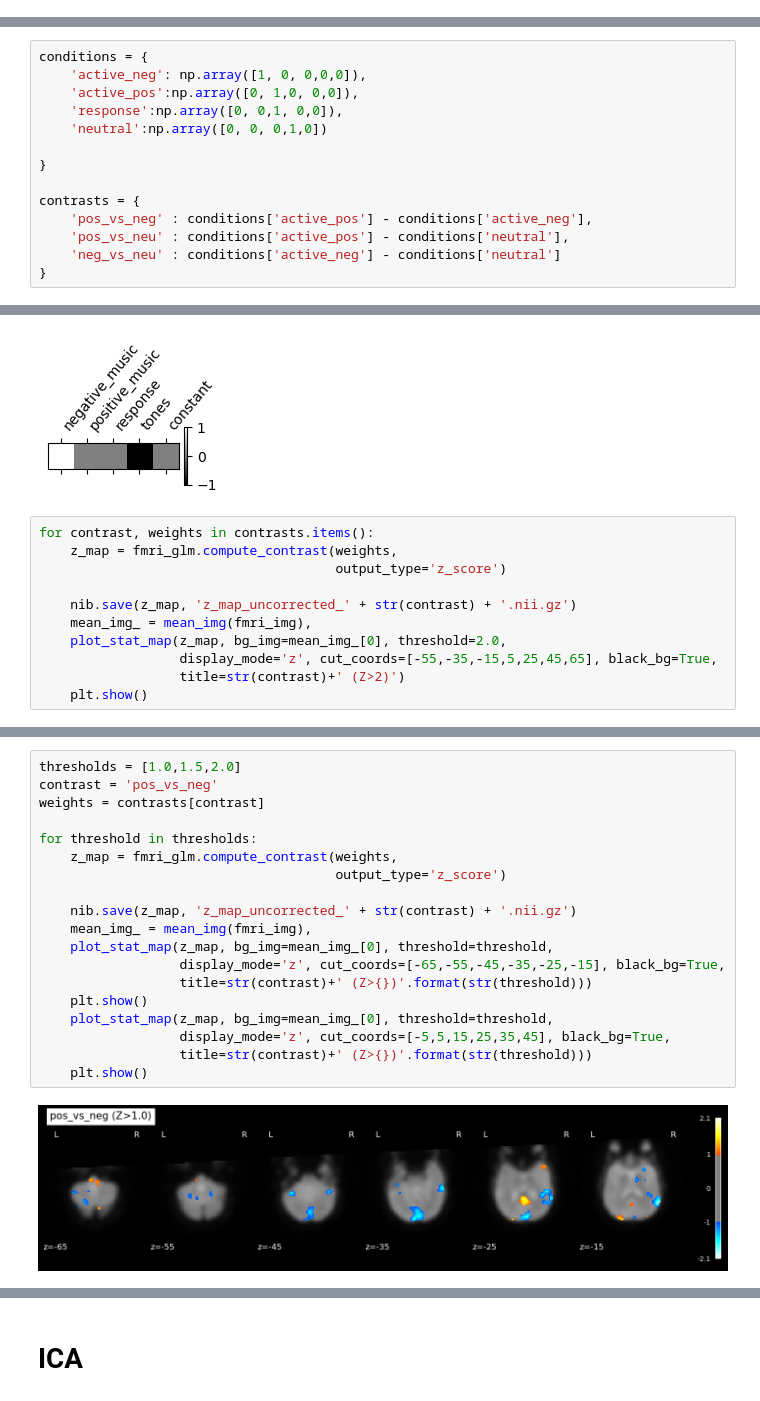
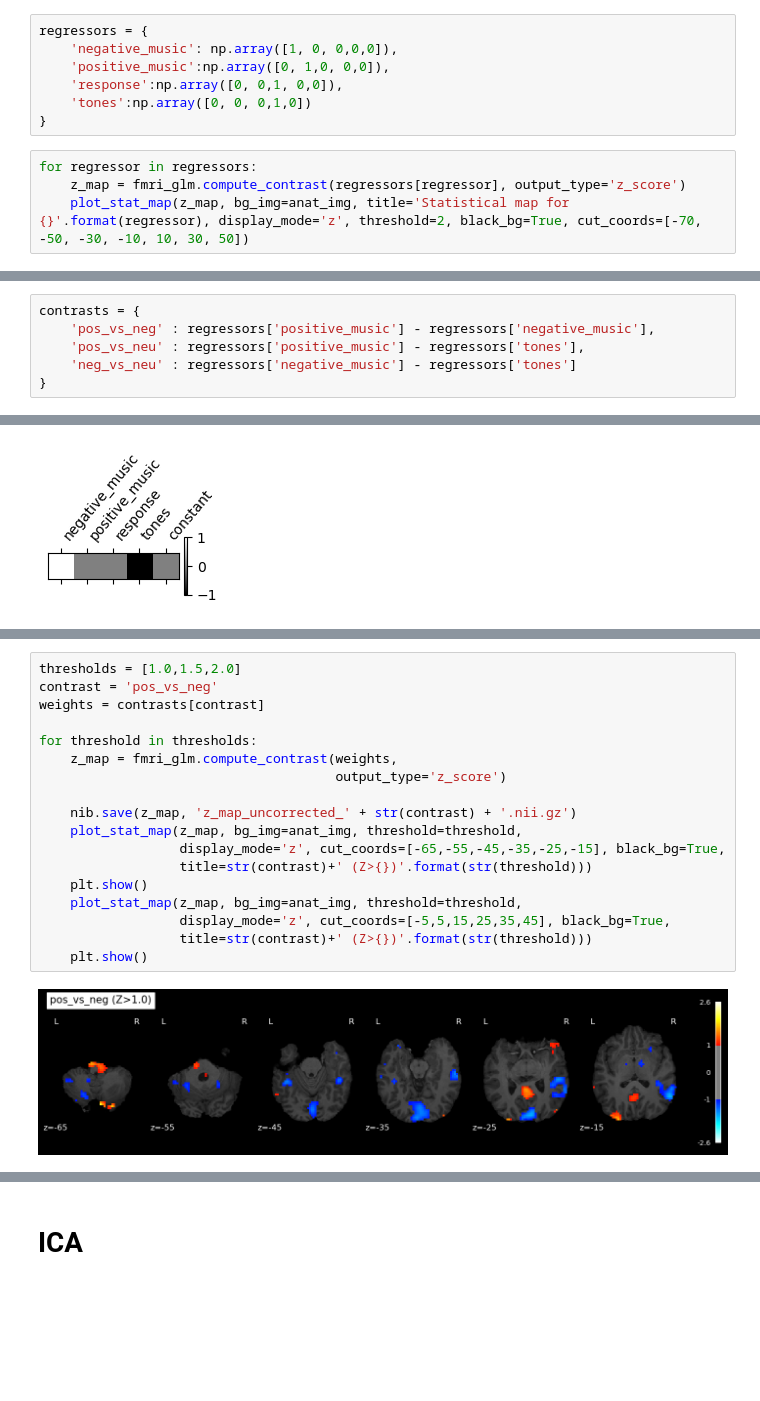
Before and after one commit to raph1258/NSSP, a Jupyter notebook: mini_project_4.1.ipynb, the cells around one changed output, grey strips where cells are left out. Cells and saved outputs as stored; diff of their text form; blank space fills up the shorter version.

```diff
--- a/mini_project_4.1.ipynb
+++ b/mini_project_4.1.ipynb
@@ -602,3 +778,14 @@ plot_design_matrix(fmri_glm.design_matrices_[0])
 plt.show()
 # %% [output]
 [figure]
+# %%
+regressors = {
+    'negative_music': np.array([1, 0, 0,0,0]),
+    'positive_music':np.array([0, 1,0, 0,0]),
+    'response':np.array([0, 0,1, 0,0]),
+    'tones':np.array([0, 0, 0,1,0])
+}
+# %%
+for regressor in regressors:
+    z_map = fmri_glm.compute_contrast(regressors[regressor], output_type='z_score')
+    plot_stat_map(z_map, bg_img=anat_img, title='Statistical map for {}'.format(regressor), display_mode='z', threshold=2, black_bg=True, cut_coords=[-70, -50, -30, -10, 10, 30, 50])
@@ -605,17 +797,9 @@ plt.show()
 # %%
-conditions = {
-    'active_neg': np.array([1, 0, 0,0,0]),
-    'active_pos':np.array([0, 1,0, 0,0]),
-    'response':np.array([0, 0,1, 0,0]),
-    'neutral':np.array([0, 0, 0,1,0])
-
+contrasts = {
+    'pos_vs_neg' : regressors['positive_music'] - regressors['negative_music'],
+    'pos_vs_neu' : regressors['positive_music'] - regressors['tones'],
+    'neg_vs_neu' : regressors['negative_music'] - regressors['tones']
 }
-
-contrasts = {
-    'pos_vs_neg' : conditions['active_pos'] - conditions['active_neg'],
-    'pos_vs_neu' : conditions['active_pos'] - conditions['neutral'],
-    'neg_vs_neu' : conditions['active_neg'] - conditions['neutral']
-}
 # %%
 for contrast, weights in contrasts.items():
     plot_contrast_matrix(weights, design_matrix=fmri_glm.design_matrices_[0],colorbar=True)
@@ -623,14 +807,3 @@ for contrast, weights in contrasts.items():
 [figure]
 [figure]
 [figure]
-# %%
-for contrast, weights in contrasts.items():
-    z_map = fmri_glm.compute_contrast(weights,
-                                      output_type='z_score')
-
-    nib.save(z_map, 'z_map_uncorrected_' + str(contrast) + '.nii.gz')
-    mean_img_ = mean_img(fmri_img),
-    plot_stat_map(z_map, bg_img=mean_img_[0], threshold=2.0,
-                  display_mode='z', cut_coords=[-55,-35,-15,5,25,45,65], black_bg=True,
-                  title=str(contrast)+' (Z>2)')
-    plt.show()
@@ -641,21 +810,20 @@ for contrast, weights in contrasts.items():
 # %%
 thresholds = [1.0,1.5,2.0]
 contrast = 'pos_vs_neg'
 weights = contrasts[contrast]
 
 for threshold in thresholds:
     z_map = fmri_glm.compute_contrast(weights,
                                       output_type='z_score')
 
     nib.save(z_map, 'z_map_uncorrected_' + str(contrast) + '.nii.gz')
-    mean_img_ = mean_img(fmri_img),
-    plot_stat_map(z_map, bg_img=mean_img_[0], threshold=threshold,
+    plot_stat_map(z_map, bg_img=anat_img, threshold=threshold,
                   display_mode='z', cut_coords=[-65,-55,-45,-35,-25,-15], black_bg=True,
                   title=str(contrast)+' (Z>{})'.format(str(threshold)))
     plt.show()
-    plot_stat_map(z_map, bg_img=mean_img_[0], threshold=threshold,
+    plot_stat_map(z_map, bg_img=anat_img, threshold=threshold,
                   display_mode='z', cut_coords=[-5,5,15,25,35,45], black_bg=True,
                   title=str(contrast)+' (Z>{})'.format(str(threshold)))
     plt.show()
 # %% [output]
-[figure, old version]
+[figure, new version]
```
Also changed, not shown: parts of 22 cells of this notebook.
